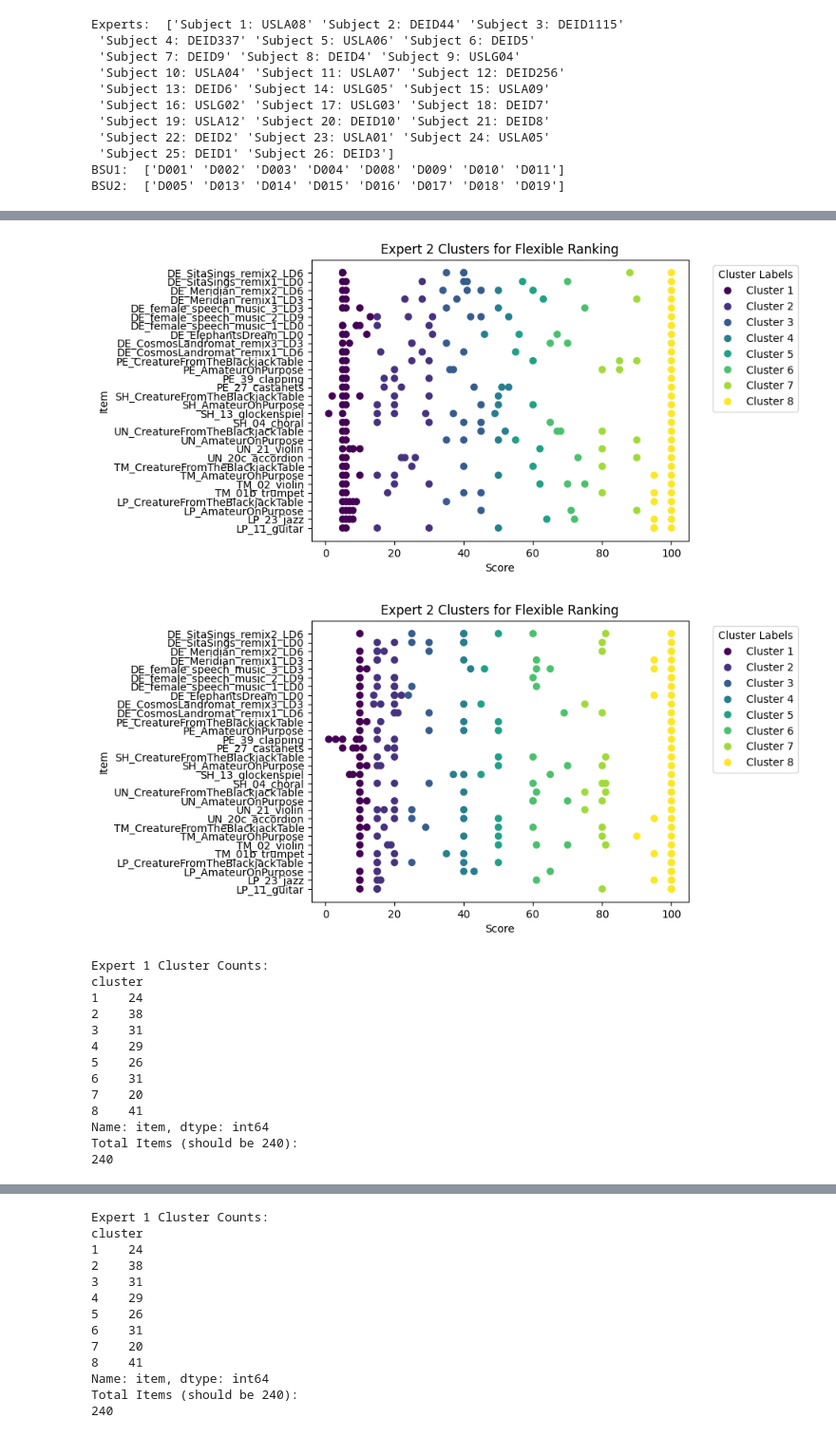
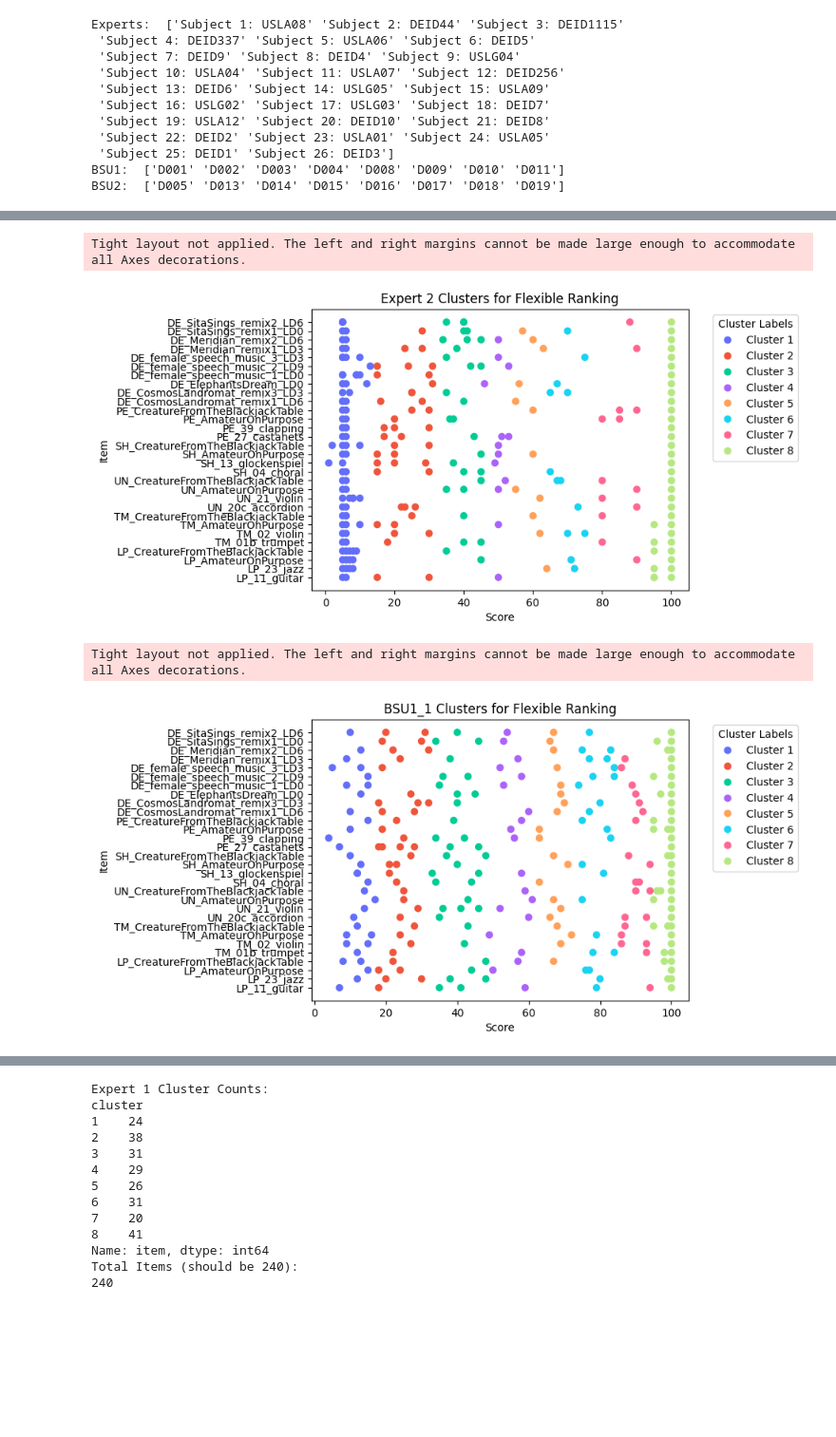
Before and after one commit to cjunwon/ODAQ-SDA, a Jupyter notebook: ODAQ_kmeans_ranking_experts_students.ipynb, the cells around one changed output, grey strips where cells are left out. Shown at 95% size. Saved outputs shown, nothing was run; the diff lists cells and outputs as text; code cells hidden in the pictures; blank space fills up the shorter version.

```diff
--- a/ODAQ_kmeans_ranking_experts_students.ipynb
+++ b/ODAQ_kmeans_ranking_experts_students.ipynb
@@ -175 +227,10 @@ for i in range(1, 27):
+# %%
+# Define distinct colors for the 8 clusters
+cluster_colors = [
+    "#636EFA", "#EF553B", "#00CC96", "#AB63FA", "#FFA15A",
+    "#19D3F3", "#FF6692", "#B6E880"
+]
+
+# Create a colormap from the cluster colors
+cmap = mcolors.ListedColormap(cluster_colors)
 # %%
@@ -199,9 +262,10 @@ plt.show()
 # %%
-# Visualize the clusters
+# Visualize the clusters for expert 2
 
 scatter = plt.scatter(expert2_scores_df['score'],
                        expert2_scores_df['item'],
-                       c=expert2_scores_df['cluster'])
+                       c=expert2_scores_df['cluster'],
+                       cmap=cmap)
 
 # Labels and title
 plt.xlabel('Score')
@@ -219,28 +283,31 @@ plt.tight_layout(rect=[1, 0, 0.8, 1])
 
 plt.show()
 # %% [output]
+Tight layout not applied. The left and right margins cannot be made large enough to accommodate all Axes decorations.
-[figure, old version]
+[figure, new version]
 # %%
-# Visualize the clusters
+# Visualize the clusters for BSU1_1
 
-scatter = plt.scatter(expert3_scores_df['score'],
-                       expert3_scores_df['item'],
-                       c=expert3_scores_df['cluster'])
+scatter = plt.scatter(BSU1_1_scores_df['score'],
+                      BSU1_1_scores_df['item'],
+                      c=BSU1_1_scores_df['cluster'],
+                      cmap=cmap)
 
 # Labels and title
 plt.xlabel('Score')
 plt.ylabel('Item')
-plt.title('Expert 2 Clusters for Flexible Ranking')
+plt.title('BSU1_1 Clusters for Flexible Ranking')
 
 # Create legend and move it outside
 legend = plt.legend(handles=scatter.legend_elements()[0],
                     labels=[f'Cluster {i+1}' for i in range(8)],
                     title='Cluster Labels',
                     bbox_to_anchor=(1.05, 1), loc='upper left')  # Moves legend outside
 
 # Adjust layout to prevent cutting off the legend
 plt.tight_layout(rect=[1, 0, 0.8, 1])
 
 plt.show()
 # %% [output]
+Tight layout not applied. The left and right margins cannot be made large enough to accommodate all Axes decorations.
-[figure, old version]
+[figure, new version]
@@ -321,25 +313,0 @@ fig.show()
-# %%
-# print how many items are in each cluster for each expert
-
-for i in range(1, 2):
-    df = globals()[f"expert{i}_scores_df"]
-    cluster_counts = df.groupby('cluster')['item'].count()
-    print(f"Expert {i} Cluster Counts:")
-    print(cluster_counts)
-    print("Total Items (should be 240):")
-    print(sum(cluster_counts))
-    print()
-# %% [output]
-Expert 1 Cluster Counts:
-cluster
-1    24
-2    38
-3    31
-4    29
-5    26
-6    31
-7    20
-8    41
-Name: item, dtype: int64
-Total Items (should be 240):
-240
```
Also changed, not shown: parts of 25 cells of this notebook.
